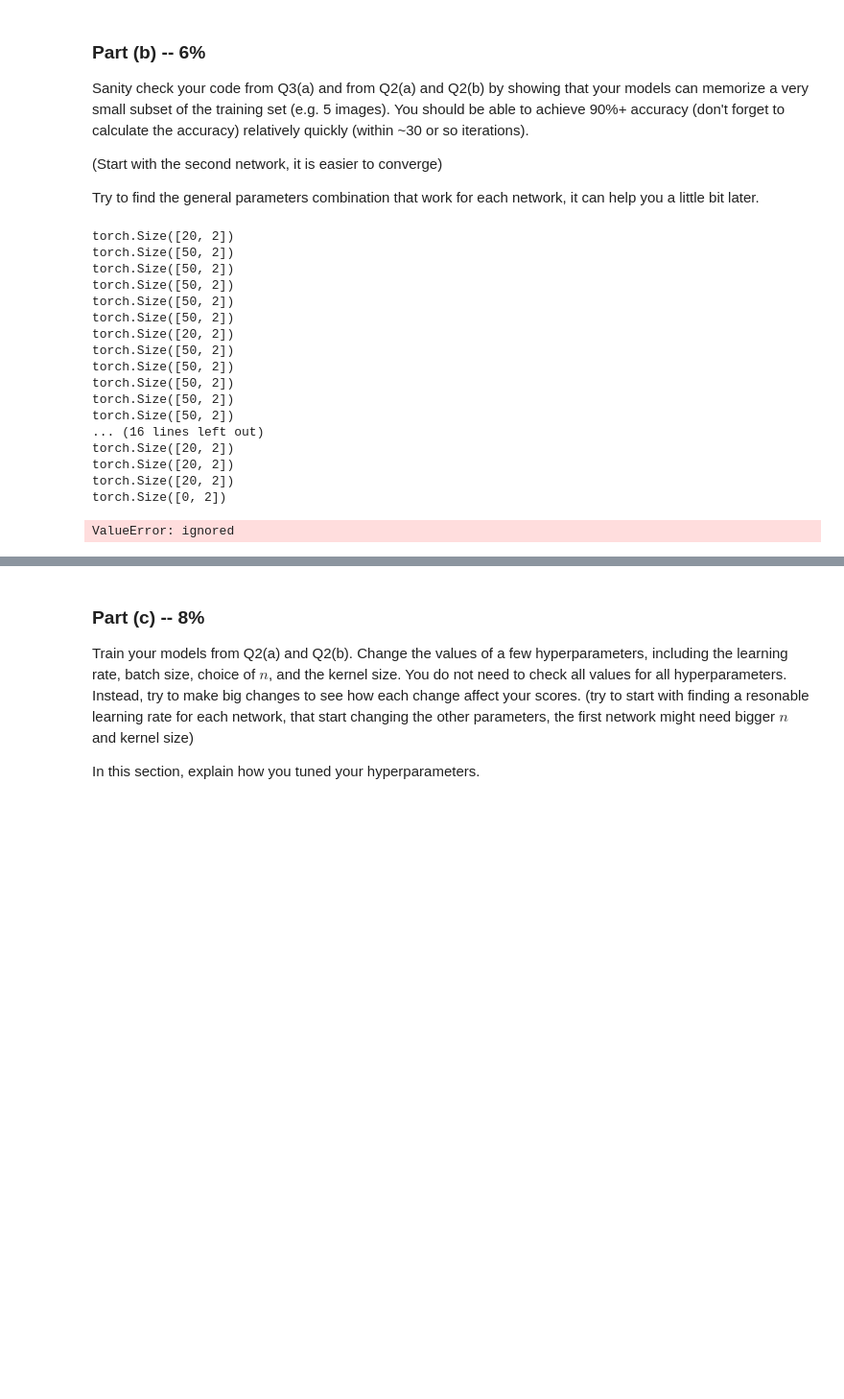
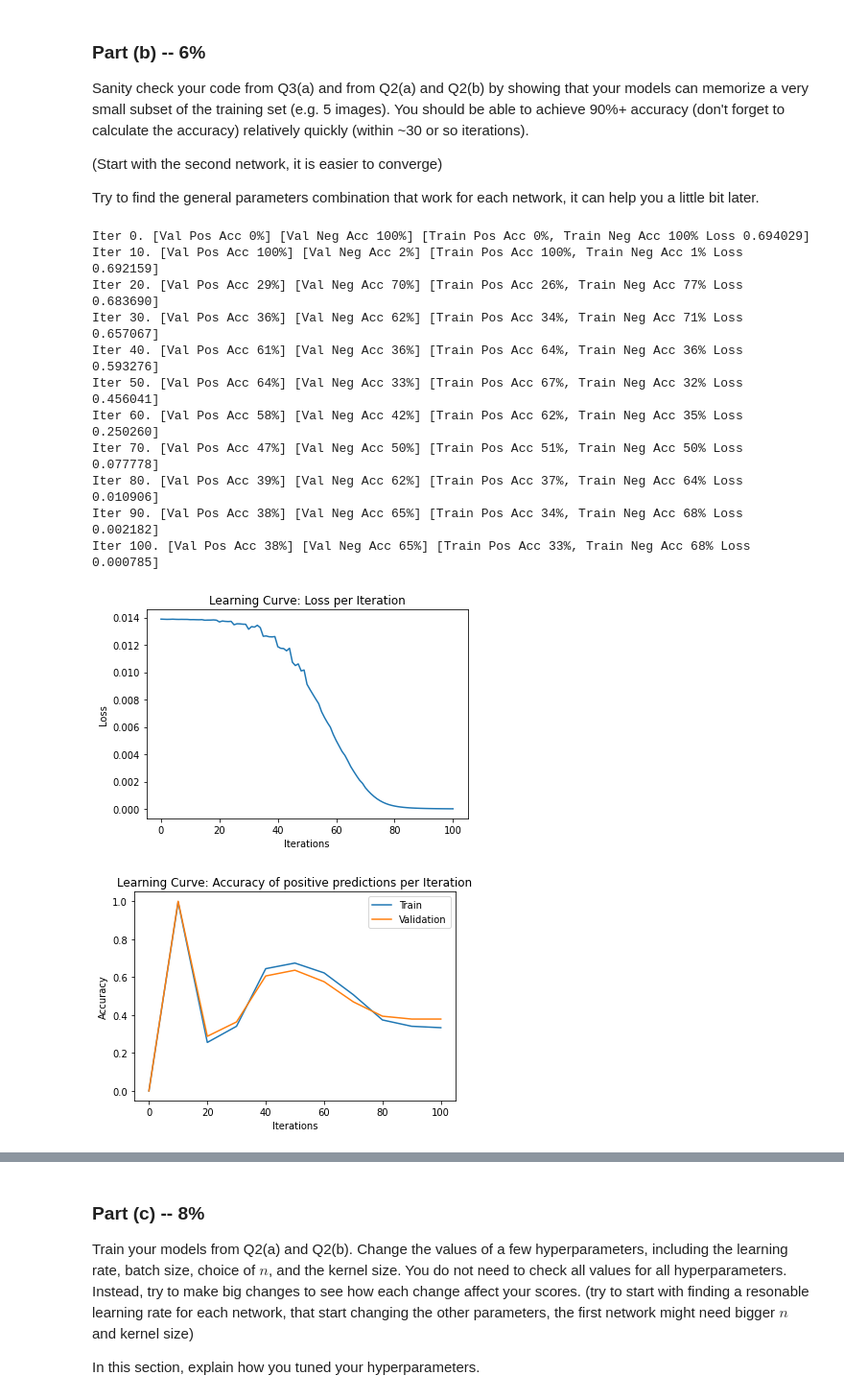
Before and after one commit to Yotamsil/DeepLearningEx3, a Jupyter notebook: Assignment3_ipynb.ipynb, the cells around one changed output, grey strips where cells are left out. Shown: that part at 96% size. Saved outputs shown, nothing was run; the diff lists cells and outputs as text; code cells hidden in the pictures; blank space fills up the shorter version.

```diff
--- a/Assignment3_ipynb.ipynb
+++ b/Assignment3_ipynb.ipynb
@@ -476,14 +475,15 @@ def train_model(model,
         train_dif = torch.Tensor(train_dif)
         train_same = torch.Tensor(train_same)
 
-        for i in range(0, 6*train_data.shape[0], batch_size):
-            if (i + batch_size) > 6*train_data.shape[0]:
+        for i in range(0, 3*train_data.shape[0], batch_size):
+            if (i + batch_size) > 3*train_data.shape[0]:
                 break
             # get the input and targets of a minibatch
+
             xt = torch.cat((train_dif[i:i+round(batch_size/2),:,:,:],train_same[i:i+round(batch_size/2),:,:,:]),0)
             pos_st = torch.Tensor(np.stack((np.zeros(round(batch_size/2)),torch.Tensor(np.ones(round(batch_size/2)))),1))
             neg_st = torch.Tensor(np.stack((np.ones(round(batch_size/2)),torch.Tensor(np.zeros(round(batch_size/2)))),1))
-            st = torch.cat((pos_st,neg_st),0)
+            st = torch.cat((neg_st,pos_st),0)
             # convert from numpy arrays to PyTorch tensors
             xt = torch.Tensor(xt)
             st = torch.Tensor(st)
@@ -495,8 +495,6 @@ def train_model(model,
             xt = xt.view(-1, 3, 448, 224)
 
             zs = model(xt)                 # compute prediction logit
-            # print(zs.shape)
-            # print(st.shape)
             loss = criterion(zs,st)        # compute the total loss
             loss.backward()                # compute updates for each parameter
             optimizer.step()               # make the updates for each parameter
@@ -506,7 +504,7 @@ def train_model(model,
             iters.append(n)
             losses.append(float(loss)/batch_size)  # compute *average* loss
 
-            if n % 500 == 0:
+            if n % 10 == 0:
                 iters_sub.append(n)
                 train_cost = float(loss.detach().numpy())
 
@@ -554,51 +552,46 @@ def plot_learning_curve(iters, losses, iters_sub, train_pos_accs, train_neg_accs
     plt.plot(iters, losses, label="Train")
     plt.xlabel("Iterations")
     plt.ylabel("Loss")
     plt.show()
 
     plt.title("Learning Curve: Accuracy of positive predictions per Iteration")
     plt.plot(iters_sub, train_pos_accs, label="Train")
     plt.plot(iters_sub, val_pos_accs, label="Validation")
     plt.xlabel("Iterations")
     plt.ylabel("Accuracy")
     plt.legend(loc='best')
     plt.show()
 
     plt.title("Learning Curve: Accuracy of negative predictions per Iteration")
     plt.plot(iters_sub, train_neg_accs, label="Train")
     plt.plot(iters_sub, val_neg_accs, label="Validation")
     plt.xlabel("Iterations")
     plt.ylabel("Accuracy")
     plt.legend(loc='best')
     plt.show()
 
 model = CNNChannel()
 learning_curve_info = train_model(model,
                 train_data=train_data,
                 validation_data=valid_data,
-                batch_size=20,
-                learning_rate=0.001,
+                batch_size=50,
+                learning_rate=0.0001,
                 weight_decay=0,
-                max_iters=1000,
+                max_iters=100,
                 checkpoint_path=None)
 
 plot_learning_curve(*learning_curve_info)
 # %% [output]
-torch.Size([20, 2])
-torch.Size([50, 2])
-torch.Size([50, 2])
-torch.Size([50, 2])
-torch.Size([50, 2])
-torch.Size([50, 2])
-torch.Size([20, 2])
-torch.Size([50, 2])
-torch.Size([50, 2])
-torch.Size([50, 2])
-torch.Size([50, 2])
-torch.Size([50, 2])
-... (16 lines left out)
-torch.Size([20, 2])
-torch.Size([20, 2])
-torch.Size([20, 2])
-torch.Size([0, 2])
+Iter 0. [Val Pos Acc 0%] [Val Neg Acc 100%] [Train Pos Acc 0%, Train Neg Acc 100% Loss 0.694029]
+Iter 10. [Val Pos Acc 100%] [Val Neg Acc 2%] [Train Pos Acc 100%, Train Neg Acc 1% Loss 0.692159]
+Iter 20. [Val Pos Acc 29%] [Val Neg Acc 70%] [Train Pos Acc 26%, Train Neg Acc 77% Loss 0.683690]
+Iter 30. [Val Pos Acc 36%] [Val Neg Acc 62%] [Train Pos Acc 34%, Train Neg Acc 71% Loss 0.657067]
+Iter 40. [Val Pos Acc 61%] [Val Neg Acc 36%] [Train Pos Acc 64%, Train Neg Acc 36% Loss 0.593276]
+Iter 50. [Val Pos Acc 64%] [Val Neg Acc 33%] [Train Pos Acc 67%, Train Neg Acc 32% Loss 0.456041]
+Iter 60. [Val Pos Acc 58%] [Val Neg Acc 42%] [Train Pos Acc 62%, Train Neg Acc 35% Loss 0.250260]
+Iter 70. [Val Pos Acc 47%] [Val Neg Acc 50%] [Train Pos Acc 51%, Train Neg Acc 50% Loss 0.077778]
+Iter 80. [Val Pos Acc 39%] [Val Neg Acc 62%] [Train Pos Acc 37%, Train Neg Acc 64% Loss 0.010906]
+Iter 90. [Val Pos Acc 38%] [Val Neg Acc 65%] [Train Pos Acc 34%, Train Neg Acc 68% Loss 0.002182]
+Iter 100. [Val Pos Acc 38%] [Val Neg Acc 65%] [Train Pos Acc 33%, Train Neg Acc 68% Loss 0.000785]
-ValueError: ignored
+[figure, added]
+[figure, added]
```
Also changed, not shown: parts of 2 cells of this notebook.
